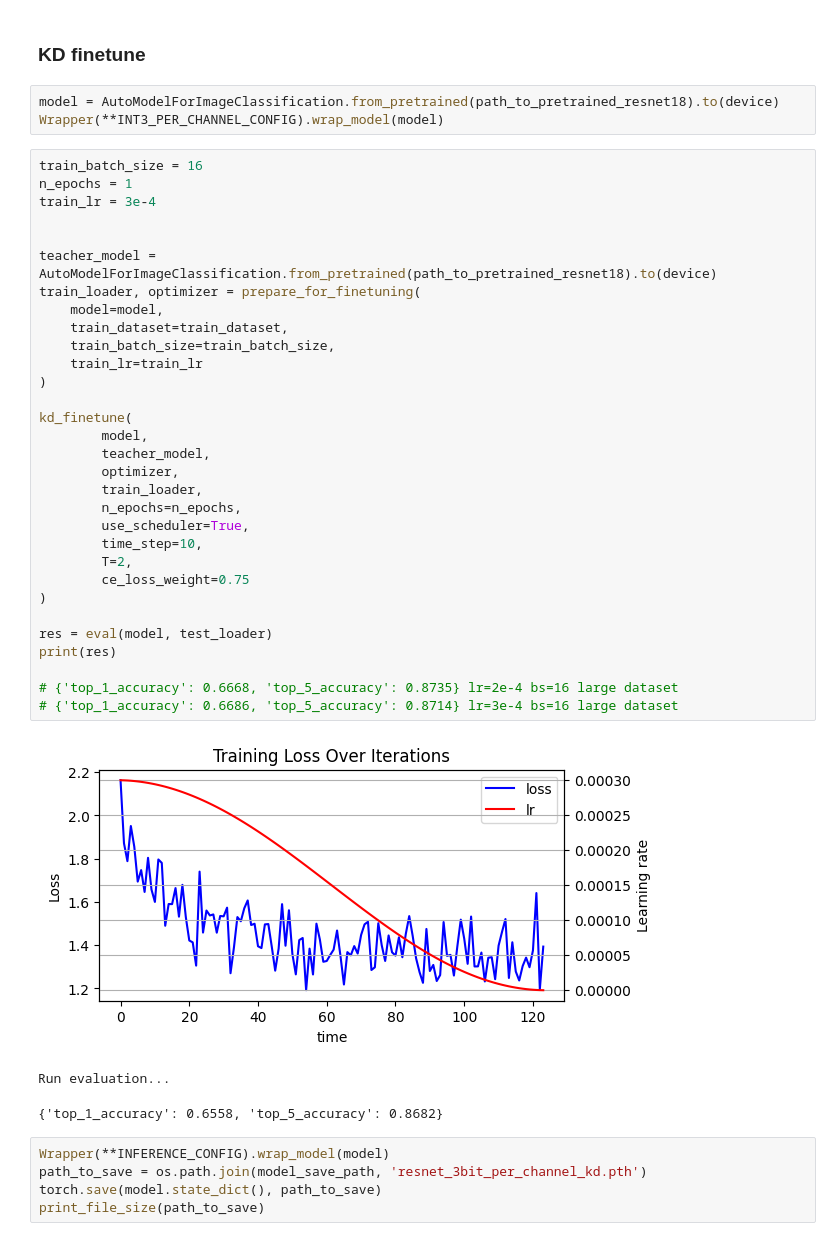
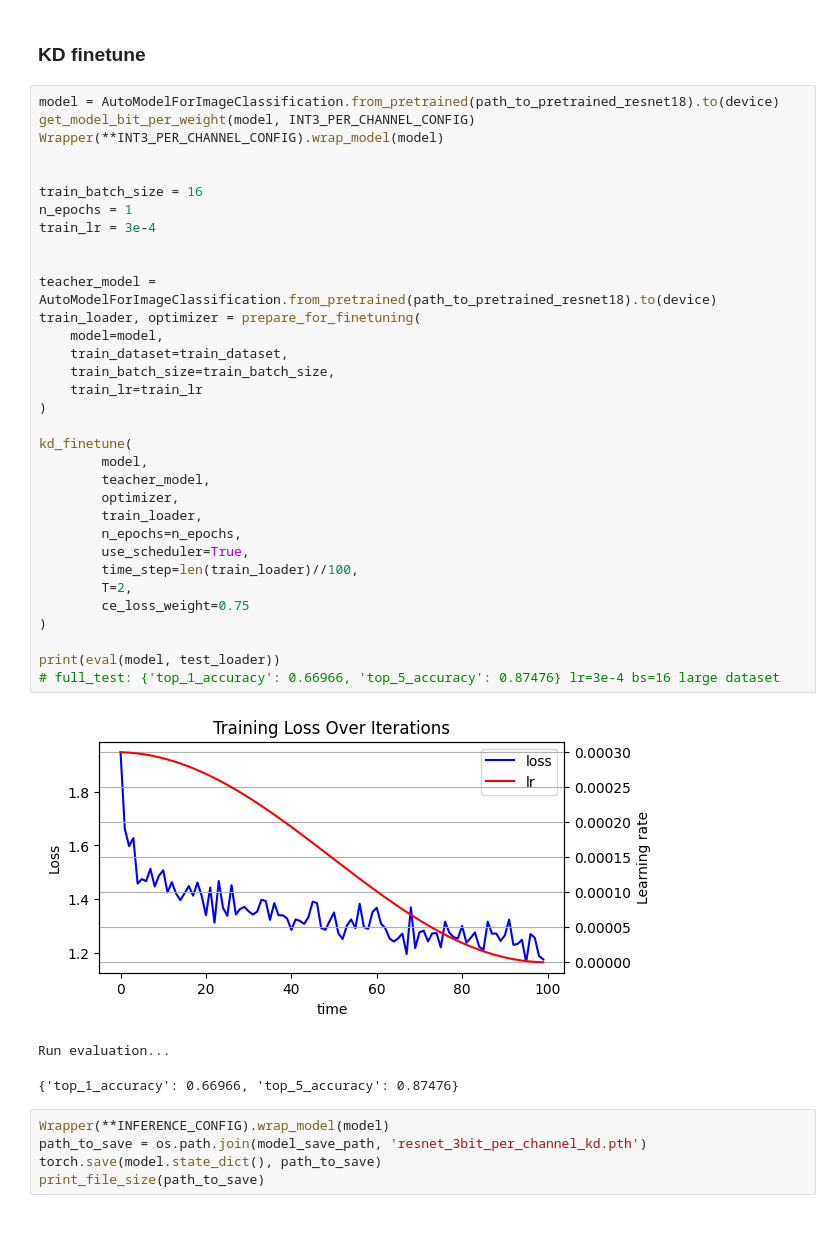
Before and after one commit to MiShutov/QuantizationBasics, a Jupyter notebook: scalar_quantization.ipynb, the cells around one changed output. Saved outputs shown, nothing was run; the diff lists cells and outputs as text.

```diff
--- a/scalar_quantization.ipynb
+++ b/scalar_quantization.ipynb
@@ -290,43 +297,42 @@ Run evaluation...
 # %% [markdown]
 ### KD finetune
-# %%
-model = AutoModelForImageClassification.from_pretrained(path_to_pretrained_resnet18).to(device)
-Wrapper(**INT3_PER_CHANNEL_CONFIG).wrap_model(model)
 # %%
+model = AutoModelForImageClassification.from_pretrained(path_to_pretrained_resnet18).to(device)
+get_model_bit_per_weight(model, INT3_PER_CHANNEL_CONFIG)
+Wrapper(**INT3_PER_CHANNEL_CONFIG).wrap_model(model)
+
+
 train_batch_size = 16
 n_epochs = 1
 train_lr = 3e-4
 
 
 teacher_model = AutoModelForImageClassification.from_pretrained(path_to_pretrained_resnet18).to(device)
 train_loader, optimizer = prepare_for_finetuning(
 	model=model,
 	train_dataset=train_dataset,
 	train_batch_size=train_batch_size,
 	train_lr=train_lr
 )
 
 kd_finetune(
         model,
         teacher_model,
         optimizer,
         train_loader,
         n_epochs=n_epochs,
         use_scheduler=True,
-        time_step=10,
+        time_step=len(train_loader)//100,
         T=2,
         ce_loss_weight=0.75
 )
 
-res = eval(model, test_loader)
-print(res)
-
-# {'top_1_accuracy': 0.6668, 'top_5_accuracy': 0.8735} lr=2e-4 bs=16 large dataset
-# {'top_1_accuracy': 0.6686, 'top_5_accuracy': 0.8714} lr=3e-4 bs=16 large dataset
+print(eval(model, test_loader))
+# full_test: {'top_1_accuracy': 0.66966, 'top_5_accuracy': 0.87476} lr=3e-4 bs=16 large dataset
 # %% [output]
-[figure, old version]
+[figure, new version]
 Run evaluation...
-{'top_1_accuracy': 0.6558, 'top_5_accuracy': 0.8682}
+{'top_1_accuracy': 0.66966, 'top_5_accuracy': 0.87476}
 # %%
 Wrapper(**INFERENCE_CONFIG).wrap_model(model)
 path_to_save = os.path.join(model_save_path, 'resnet_3bit_per_channel_kd.pth')
```
Also changed, not shown: parts of 30 cells of this notebook, 14 other files.
